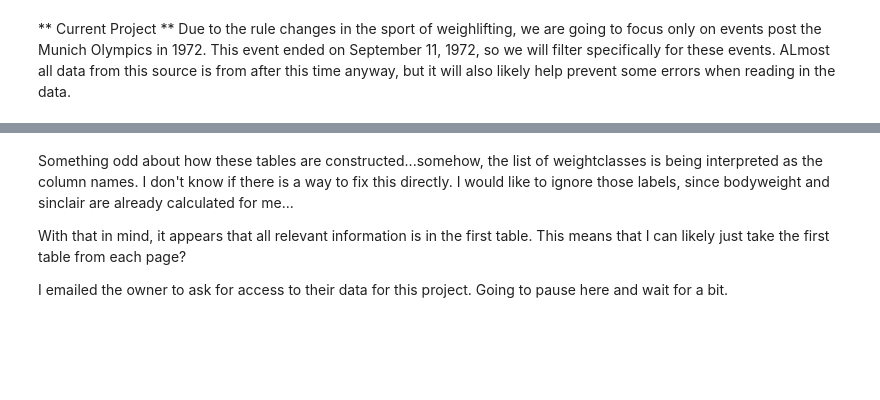
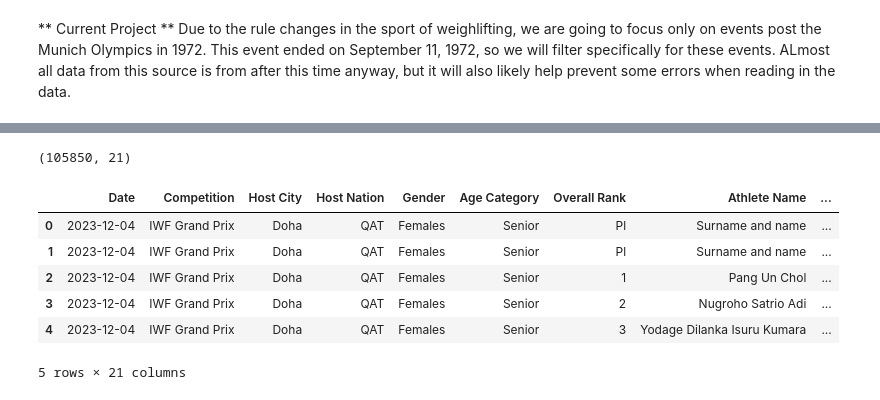
Before and after one commit to aaronjkeeney/Rxpose, a Jupyter notebook: Python_Version Rxpose.ipynb, the cells around one changed output, grey strips where cells are left out. Saved outputs shown, nothing was run; the diff lists cells and outputs as text; code cells hidden in the pictures; blank space fills up the shorter version.

```diff
--- a/Python_Version Rxpose.ipynb
+++ b/Python_Version Rxpose.ipynb
@@ -347,6 +303,14 @@ ConnectionError: HTTPSConnectionPool(host='iwrp.net', port=443): Max retries exc
-# %% [markdown]
-Something odd about how these tables are constructed...somehow, the list of weightclasses is being interpreted as the column names. I don't know if there is a way to fix this directly. I would like to ignore those labels, since bodyweight and sinclair are already calculated for me...
-
-With that in mind, it appears that all relevant information is in the first table. This means that I can likely just take the first table from each page?
-
-I emailed the owner to ask for access to their data for this project. Going to pause here and wait for a bit.
+# %%
+df_all_iwrp_data.shape
+# %% [output]
+(105850, 21)
+# %%
+df_all_iwrp_data.head()
+# %% [output]
+|  | Date | Competition | Host City | Host Nation | Gender | Age Category | Overall Rank | Athlete Name | ... |
+| 0 | 2023-12-04 | IWF Grand Prix | Doha | QAT | Females | Senior | Pl | Surname and name | ... |
+| 1 | 2023-12-04 | IWF Grand Prix | Doha | QAT | Females | Senior | Pl | Surname and name | ... |
+| 2 | 2023-12-04 | IWF Grand Prix | Doha | QAT | Females | Senior | 1 | Pang Un Chol | ... |
+| 3 | 2023-12-04 | IWF Grand Prix | Doha | QAT | Females | Senior | 2 | Nugroho Satrio Adi | ... |
+| 4 | 2023-12-04 | IWF Grand Prix | Doha | QAT | Females | Senior | 3 | Yodage Dilanka Isuru Kumara | ... |
+5 rows × 21 columns
```
Also changed, not shown: parts of 31 cells of this notebook, 2 other files.
